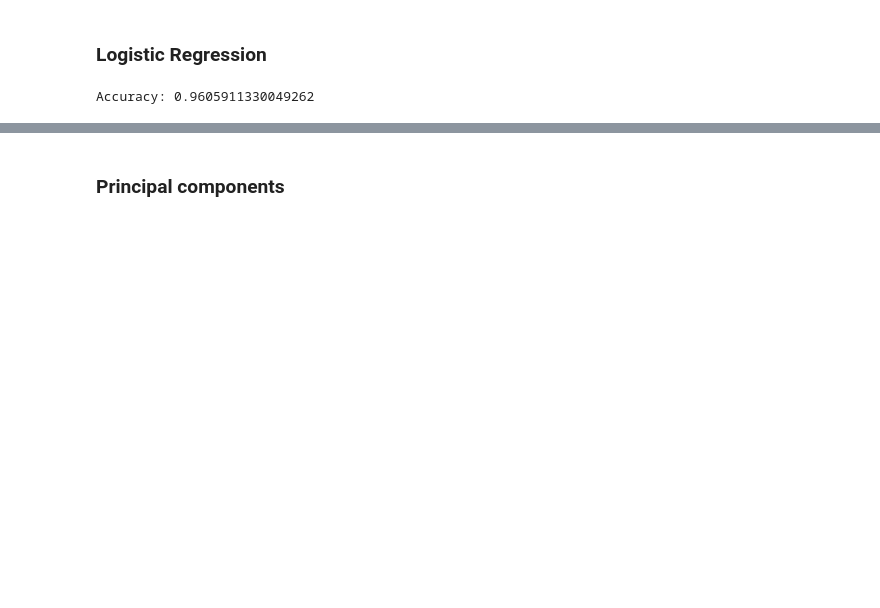
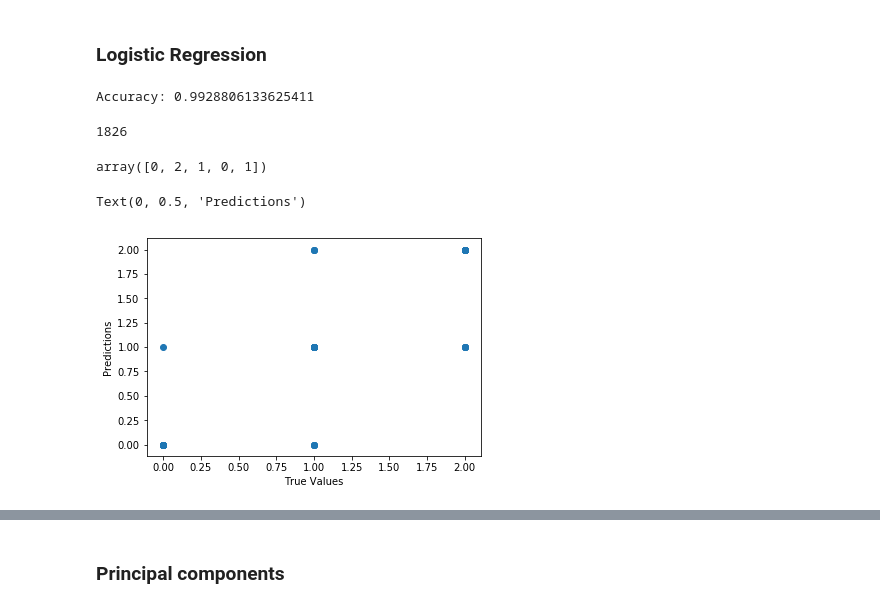
Before and after one commit to miriammg/Final-Project-IH, a Jupyter notebook: Final Project.ipynb, the cells around one changed output, grey strips where cells are left out. Saved outputs shown, nothing was run; the diff lists cells and outputs as text; code cells hidden in the pictures; blank space fills up the shorter version.

```diff
--- a/Final Project.ipynb
+++ b/Final Project.ipynb
@@ -572,13 +578,28 @@ Accuracy: 1.0
 # %% [markdown]
 ### Logistic Regression
 # %%
-clf_logistic = linear_model.LogisticRegression()
+clf_logistic = linear_model.LogisticRegression(multi_class='multinomial', solver='lbfgs')
 clf_logistic.fit(X_train, y_train)
 clf_logistic.score(X_test, y_test)
 y_pred_logistic = clf_logistic.predict(X_test)
 print("Accuracy:",metrics.accuracy_score(y_test, y_pred_logistic))
 # %% [output]
-Accuracy: 0.9605911330049262
+Accuracy: 0.9928806133625411
+# %%
+len(y_test)
+# %% [output]
+1826
+# %%
+y_pred_logistic[0:5]
+# %% [output]
+array([0, 2, 1, 0, 1])
+# %%
+plt.scatter(y_test, y_pred_logistic)
+plt.xlabel('True Values')
+plt.ylabel('Predictions')
+# %% [output]
+Text(0, 0.5, 'Predictions')
+[figure, added]
 # %%
 # Confusion Matrix
 cm = confusion_matrix(y_test, y_pred_logistic)
```
Also changed, not shown: parts of 15 cells of this notebook.
